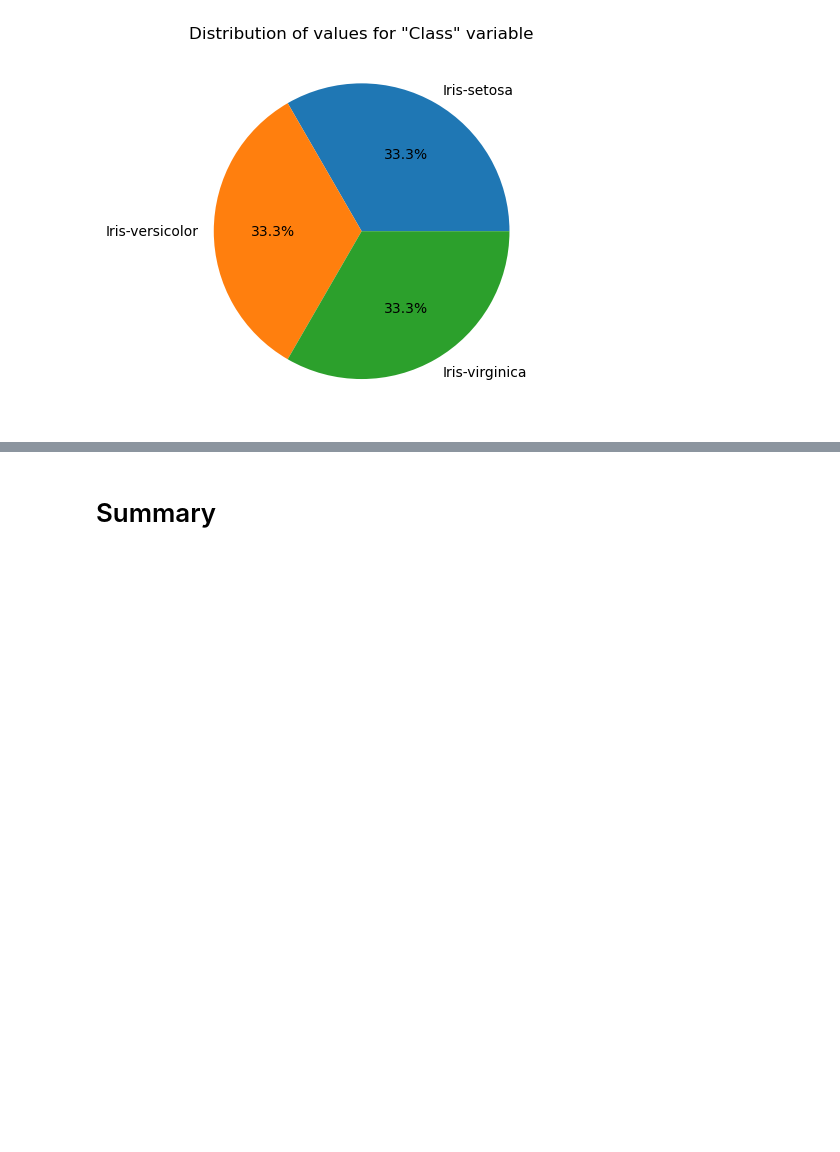
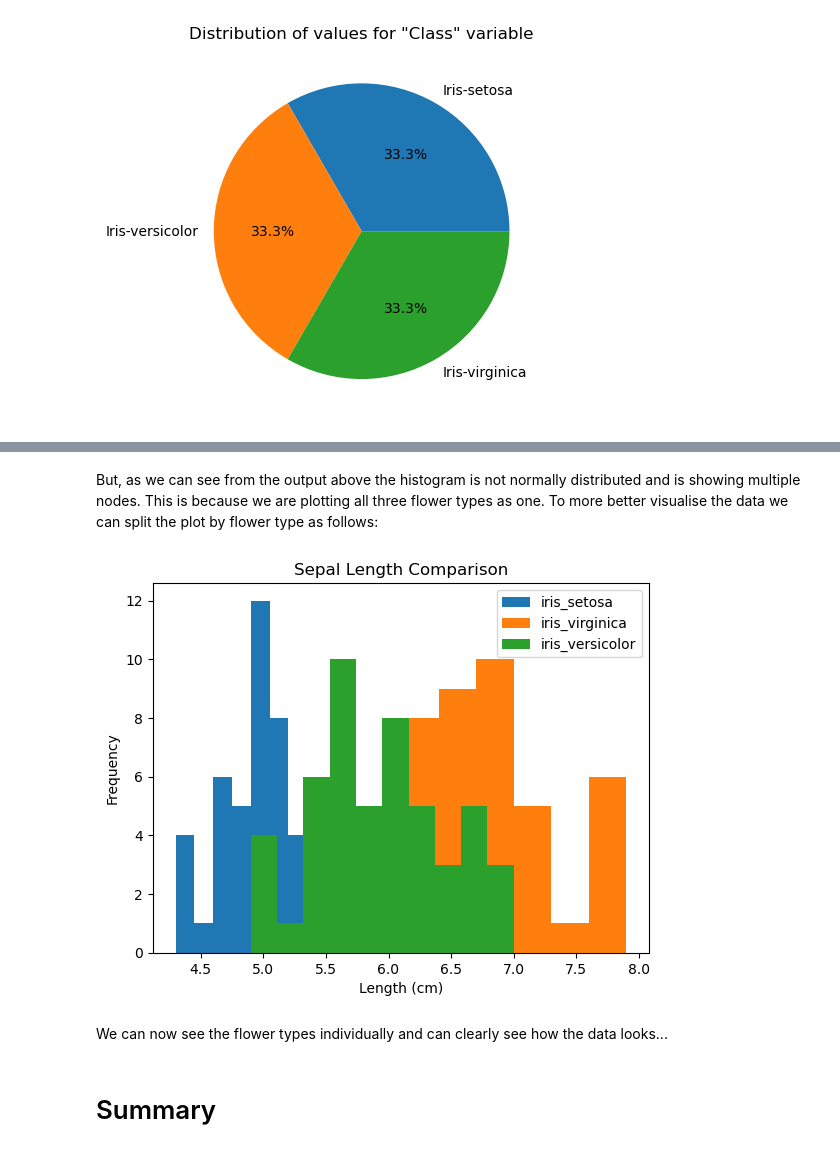
Before and after one commit to PeeBs68/fund_da, a Jupyter notebook: project.ipynb, the cells around one changed output, grey strips where cells are left out. Drawn from its saved outputs; the diff is of its cells as text; code cells hidden in the pictures; blank space fills up the shorter version.

```diff
--- a/project.ipynb
+++ b/project.ipynb
@@ -210,3 +234,29 @@ plt.pie(freq_list2, labels = temp_class, autopct='%1.1f%%');
+# %% [markdown]
+But, as we can see from the output above the histogram is not normally distributed and is showing multiple nodes. This is because we are plotting all three flower types as one. To more better visualise the data we can split the plot by flower type as follows:
+# %%
+#Split out each flower type into seperate variables and print a sample histogram plot with 3 data elements
+iris_setosa=iris_csv.loc[iris_csv["Class"]=="Iris-setosa"]
+iris_virginica=iris_csv.loc[iris_csv["Class"]=="Iris-virginica"]
+iris_versicolor=iris_csv.loc[iris_csv["Class"]=="Iris-versicolor"]
+#plt.clf()
+#Sort the data
+iris_setosa.sort_values("Sepal_Length")
+iris_virginica.sort_values("Sepal_Length")
+iris_versicolor.sort_values("Sepal_Length")
+#Add title and labels
+plt.title("Sepal Length Comparison")
+plt.xlabel("Length (cm)")
+plt.ylabel("Frequency")
+#create the plots
+plt.hist(iris_setosa["Sepal_Length"],label='iris_setosa')
+plt.hist(iris_virginica["Sepal_Length"],label='iris_virginica')
+plt.hist(iris_versicolor["Sepal_Length"],label='iris_versicolor')
+plt.legend();
+#plt.savefig("Petal_Length_Comparison_Histogram.png")
+# %% [output]
+[figure, added]
+# %% [markdown]
+We can now see the flower types individually and can clearly see how the data looks...
 # %% [markdown]
 # Summary
 # %% [markdown]
```
Also changed, not shown: parts of 4 cells of this notebook.
